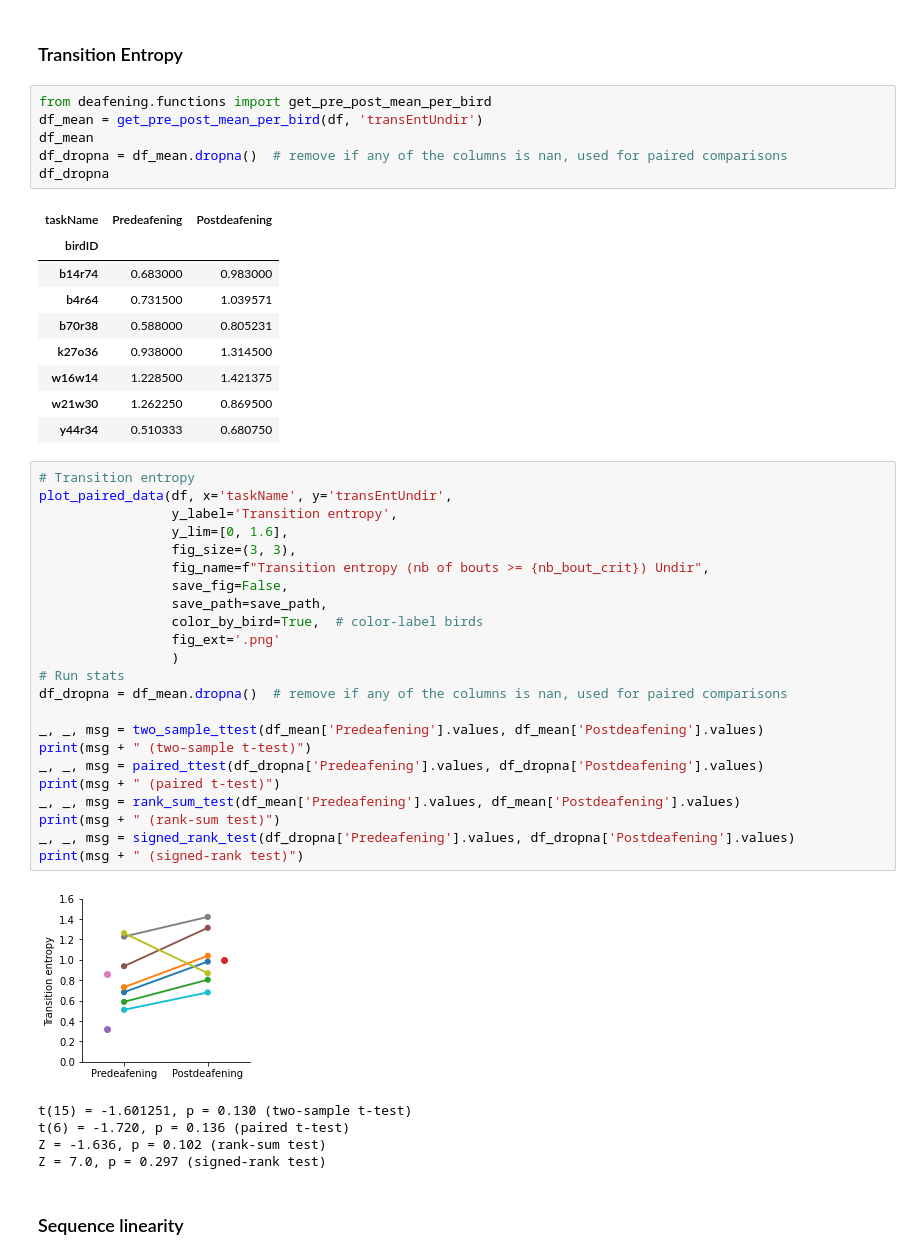
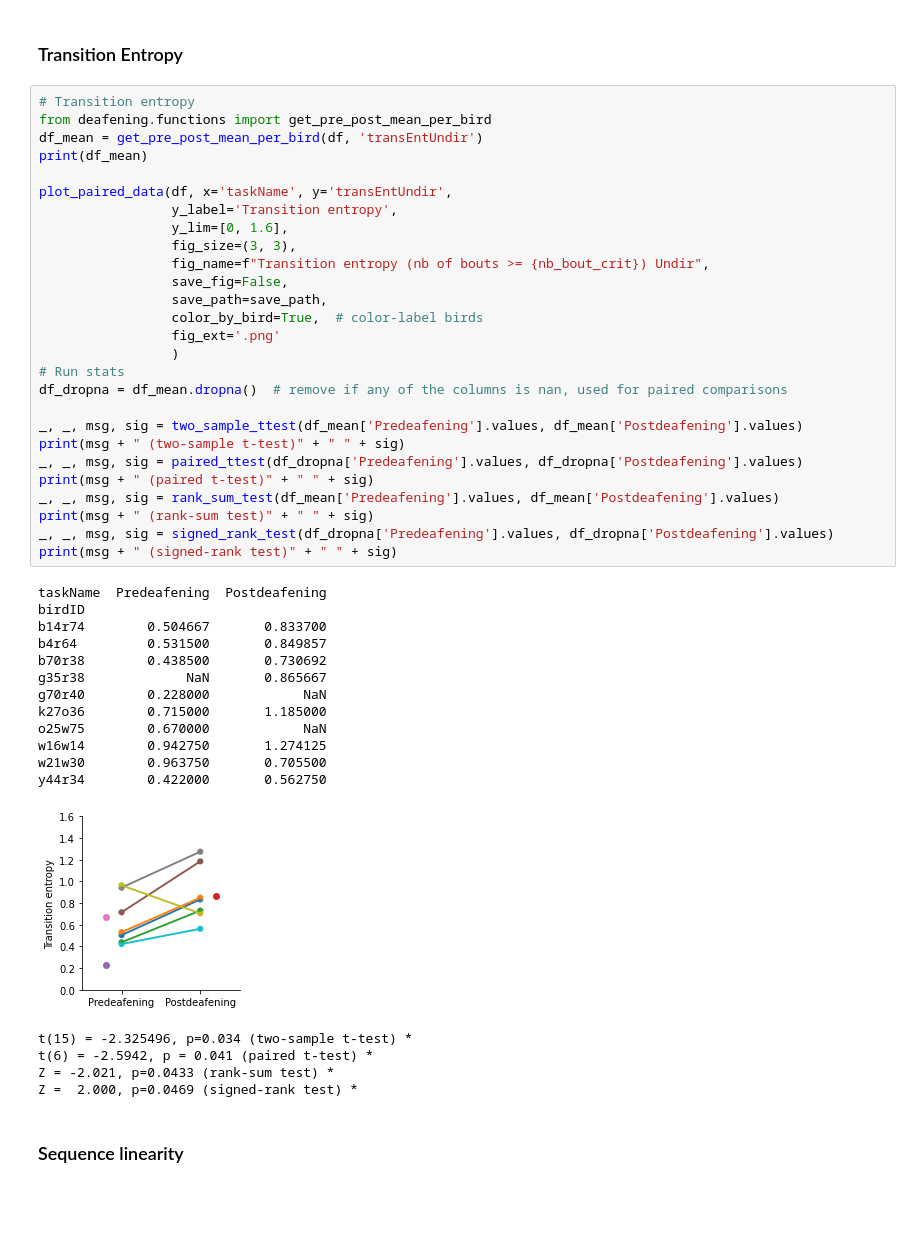
Before and after one commit to JaerongA/pyfinch, a Jupyter notebook: deafening/results/syllable_sequence.ipynb, the cells around one changed output. Saved outputs shown, nothing was run; the diff lists cells and outputs as text; blank space fills up the shorter version.

```diff
--- a/deafening/results/syllable_sequence.ipynb
+++ b/deafening/results/syllable_sequence.ipynb
@@ -111,49 +111,49 @@ plot_across_days(df, x='taskSessionDeafening', y='songStereotypyUndir',
 # %% [markdown]
 ### Transition Entropy
 # %%
+# Transition entropy
 from deafening.functions import get_pre_post_mean_per_bird
 df_mean = get_pre_post_mean_per_bird(df, 'transEntUndir')
-df_mean
+print(df_mean)
+
+plot_paired_data(df, x='taskName', y='transEntUndir',
+                 y_label='Transition entropy',
+                 y_lim=[0, 1.6],
+                 fig_size=(3, 3),
+                 fig_name=f"Transition entropy (nb of bouts >= {nb_bout_crit}) Undir",
+                 save_fig=False,
+                 save_path=save_path,
+                 color_by_bird=True,  # color-label birds
+                 fig_ext='.png'
+                 )
+# Run stats
 df_dropna = df_mean.dropna()  # remove if any of the columns is nan, used for paired comparisons
-df_dropna
+
+_, _, msg, sig = two_sample_ttest(df_mean['Predeafening'].values, df_mean['Postdeafening'].values)
+print(msg + " (two-sample t-test)" + " " + sig)
+_, _, msg, sig = paired_ttest(df_dropna['Predeafening'].values, df_dropna['Postdeafening'].values)
+print(msg + " (paired t-test)" + " " + sig)
+_, _, msg, sig = rank_sum_test(df_mean['Predeafening'].values, df_mean['Postdeafening'].values)
+print(msg + " (rank-sum test)" + " " + sig)
+_, _, msg, sig = signed_rank_test(df_dropna['Predeafening'].values, df_dropna['Postdeafening'].values)
+print(msg + " (signed-rank test)" + " " + sig)
 # %% [output]
-| taskName | Predeafening | Postdeafening |
-| birdID |  |  |
-| b14r74 | 0.683000 | 0.983000 |
-| b4r64 | 0.731500 | 1.039571 |
-| b70r38 | 0.588000 | 0.805231 |
-| k27o36 | 0.938000 | 1.314500 |
-| w16w14 | 1.228500 | 1.421375 |
-| w21w30 | 1.262250 | 0.869500 |
-| y44r34 | 0.510333 | 0.680750 |
+taskName  Predeafening  Postdeafening
+birdID
+b14r74        0.504667       0.833700
+b4r64         0.531500       0.849857
+b70r38        0.438500       0.730692
+g35r38             NaN       0.865667
+g70r40        0.228000            NaN
+k27o36        0.715000       1.185000
+o25w75        0.670000            NaN
+w16w14        0.942750       1.274125
+w21w30        0.963750       0.705500
+y44r34        0.422000       0.562750
+[figure, added]
+t(15) = -2.325496, p=0.034 (two-sample t-test) *
+t(6) = -2.5942, p = 0.041 (paired t-test) *
+Z = -2.021, p=0.0433 (rank-sum test) *
+Z =  2.000, p=0.0469 (signed-rank test) *
-# %%
-# Transition entropy
-plot_paired_data(df, x='taskName', y='transEntUndir',
-                 y_label='Transition entropy',
-                 y_lim=[0, 1.6],
-                 fig_size=(3, 3),
-                 fig_name=f"Transition entropy (nb of bouts >= {nb_bout_crit}) Undir",
-                 save_fig=False,
-                 save_path=save_path,
-                 color_by_bird=True,  # color-label birds
-                 fig_ext='.png'
-                 )
-# Run stats
-df_dropna = df_mean.dropna()  # remove if any of the columns is nan, used for paired comparisons
-
-_, _, msg = two_sample_ttest(df_mean['Predeafening'].values, df_mean['Postdeafening'].values)
-print(msg + " (two-sample t-test)")
-_, _, msg = paired_ttest(df_dropna['Predeafening'].values, df_dropna['Postdeafening'].values)
-print(msg + " (paired t-test)")
-_, _, msg = rank_sum_test(df_mean['Predeafening'].values, df_mean['Postdeafening'].values)
-print(msg + " (rank-sum test)")
-_, _, msg = signed_rank_test(df_dropna['Predeafening'].values, df_dropna['Postdeafening'].values)
-print(msg + " (signed-rank test)")
-# %% [output]
-[figure, removed]
-t(15) = -1.601251, p = 0.130 (two-sample t-test)
-t(6) = -1.720, p = 0.136 (paired t-test)
-Z = -1.636, p = 0.102 (rank-sum test)
-Z = 7.0, p = 0.297 (signed-rank test)
 # %% [markdown]
 ### Sequence linearity
```
Also changed, not shown: parts of 14 cells of this notebook, 31 other files.
